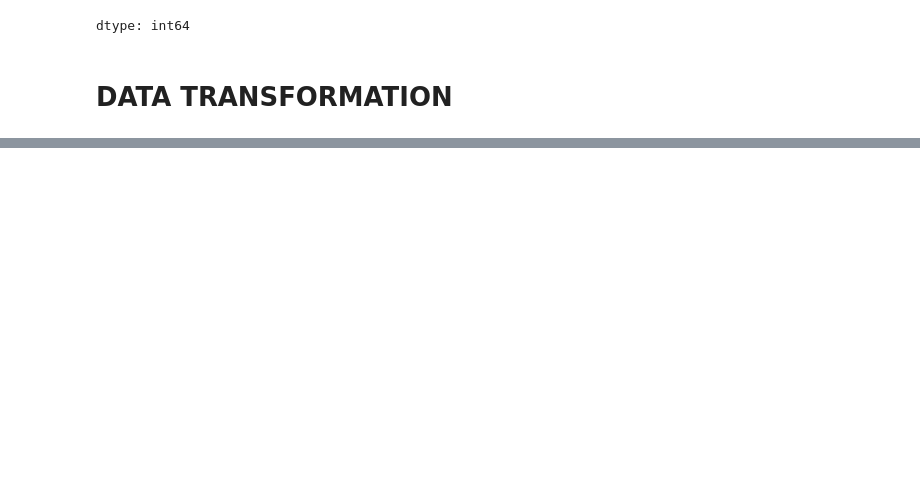
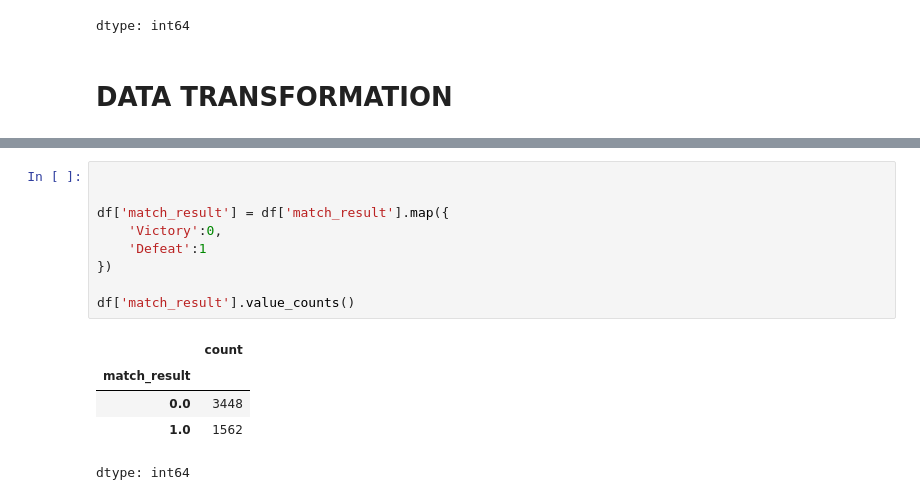
Before and after one commit to renasyan/datmin-tubes-mlbb, a Jupyter notebook: TUBES_DATMIN_MOBILE_LEGEND.ipynb, the cells around one changed output, grey strips where cells are left out. Cells and saved outputs as stored; diff of their text form; blank space fills up the shorter version.

```diff
--- a/TUBES_DATMIN_MOBILE_LEGEND.ipynb
+++ b/TUBES_DATMIN_MOBILE_LEGEND.ipynb
@@ -166,0 +242,15 @@ dtype: int64
+# %%
+
+
+df['match_result'] = df['match_result'].map({
+    'Victory':0,
+    'Defeat':1
+})
+
+df['match_result'].value_counts()
+# %% [output]
+|  | count |
+| match_result |  |
+| 0.0 | 3448 |
+| 1.0 | 1562 |
+dtype: int64
```
Also changed, not shown: parts of 14 cells of this notebook.
